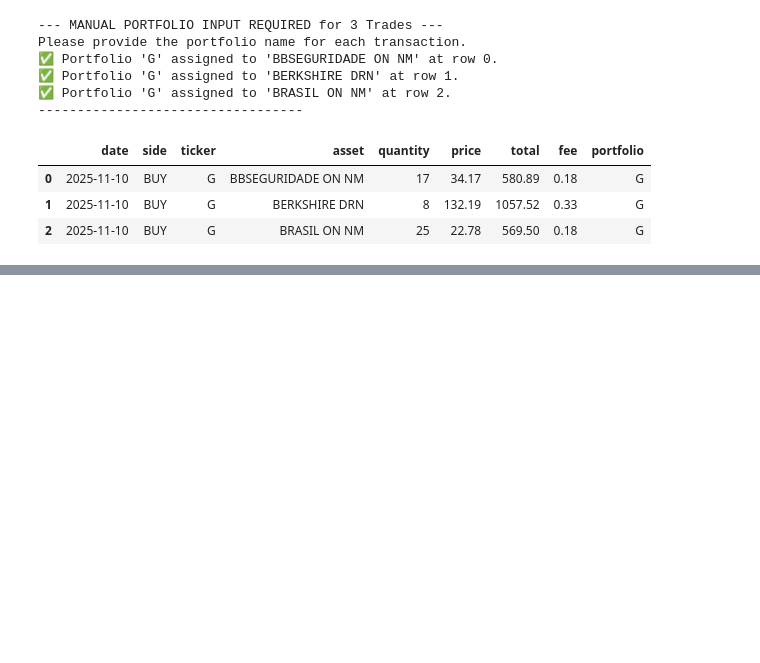
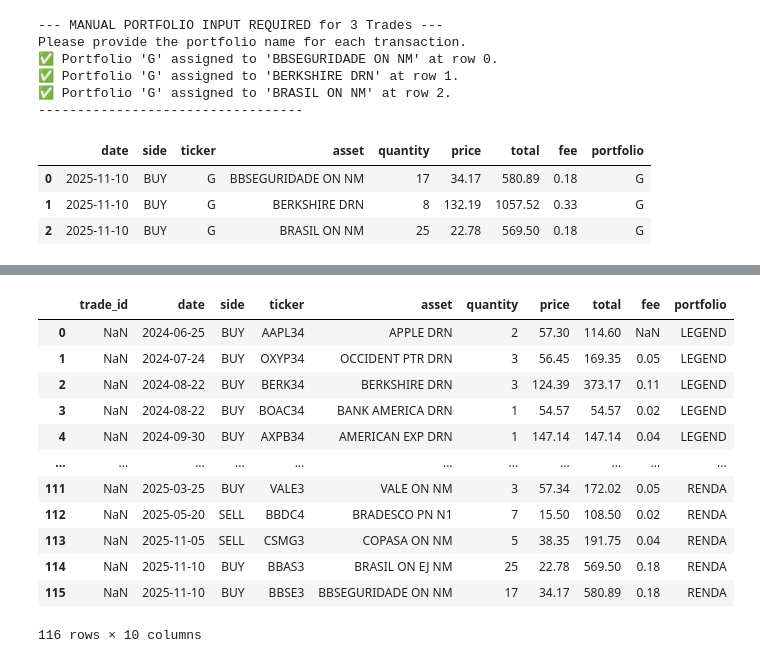
Before and after one commit to sergiobk201/portfolio_dashboard, a Jupyter notebook: gmail_rico_automation.ipynb, the cells around one changed output, grey strips where cells are left out. Cells and saved outputs as stored; diff of their text form; code cells hidden in the pictures; blank space fills up the shorter version.

Commit message:
trades table is ready with historical data

```diff
--- a/gmail_rico_automation.ipynb
+++ b/gmail_rico_automation.ipynb
@@ -573,3 +573,32 @@ df
 | 0 | 2025-11-10 | BUY | G | BBSEGURIDADE ON NM | 17 | 34.17 | 580.89 | 0.18 | G | 1f28462250e7483287d84ee4d01f5198 |
 | 1 | 2025-11-10 | BUY | G | BERKSHIRE DRN | 8 | 132.19 | 1057.52 | 0.33 | G | 765a327173474d8195785534b3a197bf |
 | 2 | 2025-11-10 | BUY | G | BRASIL ON NM | 25 | 22.78 | 569.50 | 0.18 | G | 5a2d28f82c43485f903c85578db818b3 |
+# %%
+import pandas as pd
+from datetime import datetime
+
+table_original = pd.read_excel('load_table_trades.xlsx',sheet_name='sheet1')
+table_original
+
+table_original['total'] = table_original['total'].round(2)
+table_original['price'] = table_original['price'].round(2)
+table_original['fee'] = table_original['fee'].round(2)
+table_original['quantity'] = table_original['quantity'].astype(int)
+# %%
+table_original
+table_original['date'] = table_original['date'].dt.date
+table_original
+# %% [output]
+|  | trade_id | date | side | ticker | asset | quantity | price | total | fee | portfolio |
+| 0 | NaN | 2024-06-25 | BUY | AAPL34 | APPLE DRN | 2 | 57.30 | 114.60 | NaN | LEGEND |
+| 1 | NaN | 2024-07-24 | BUY | OXYP34 | OCCIDENT PTR DRN | 3 | 56.45 | 169.35 | 0.05 | LEGEND |
+| 2 | NaN | 2024-08-22 | BUY | BERK34 | BERKSHIRE DRN | 3 | 124.39 | 373.17 | 0.11 | LEGEND |
+| 3 | NaN | 2024-08-22 | BUY | BOAC34 | BANK AMERICA DRN | 1 | 54.57 | 54.57 | 0.02 | LEGEND |
+| 4 | NaN | 2024-09-30 | BUY | AXPB34 | AMERICAN EXP DRN | 1 | 147.14 | 147.14 | 0.04 | LEGEND |
+| ... | ... | ... | ... | ... | ... | ... | ... | ... | ... | ... |
+| 111 | NaN | 2025-03-25 | BUY | VALE3 | VALE ON NM | 3 | 57.34 | 172.02 | 0.05 | RENDA |
+| 112 | NaN | 2025-05-20 | SELL | BBDC4 | BRADESCO PN N1 | 7 | 15.50 | 108.50 | 0.02 | RENDA |
+| 113 | NaN | 2025-11-05 | SELL | CSMG3 | COPASA ON NM | 5 | 38.35 | 191.75 | 0.04 | RENDA |
+| 114 | NaN | 2025-11-10 | BUY | BBAS3 | BRASIL ON EJ NM | 25 | 22.78 | 569.50 | 0.18 | RENDA |
+| 115 | NaN | 2025-11-10 | BUY | BBSE3 | BBSEGURIDADE ON NM | 17 | 34.17 | 580.89 | 0.18 | RENDA |
+116 rows × 10 columns
```
Also changed, not shown: parts of 5 cells of this notebook.
